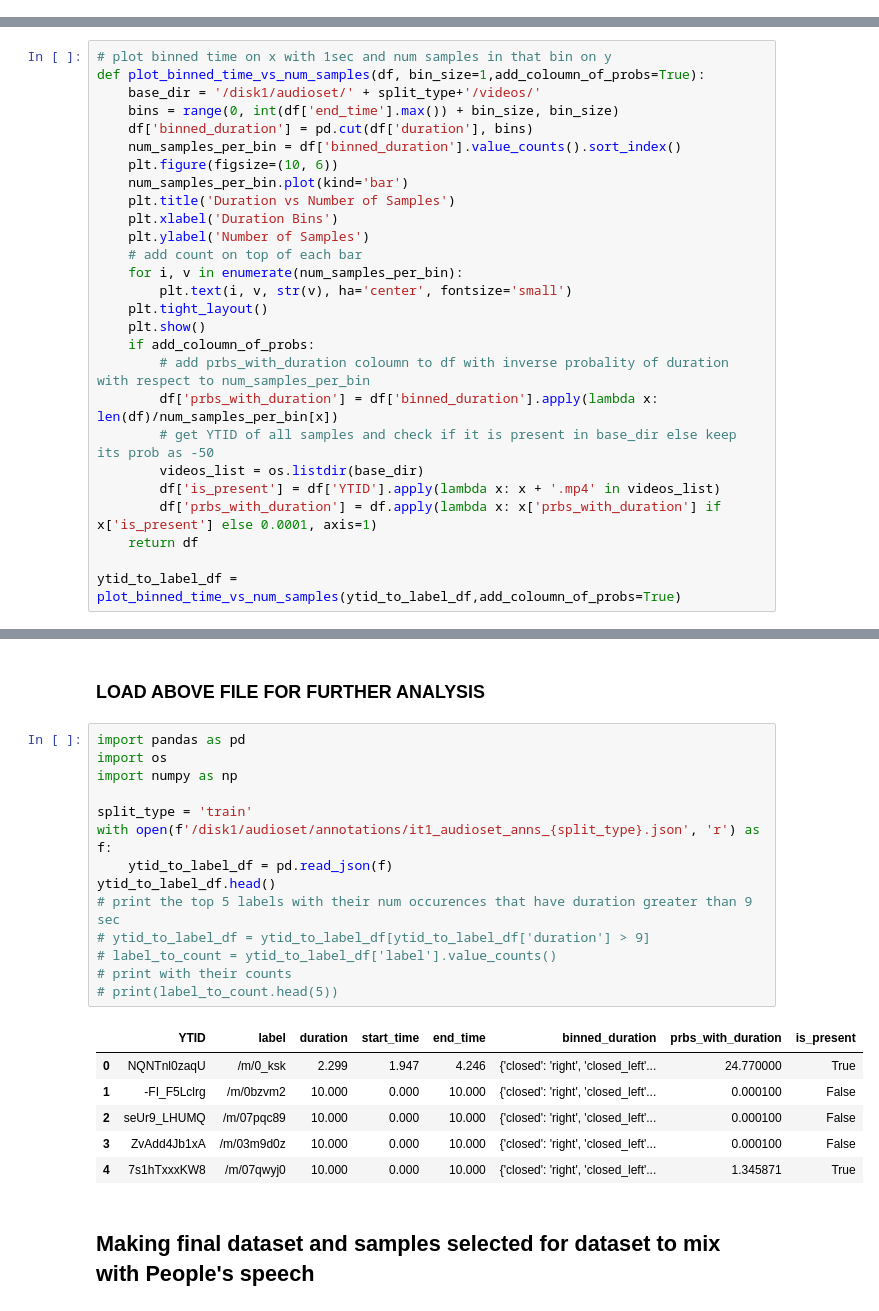
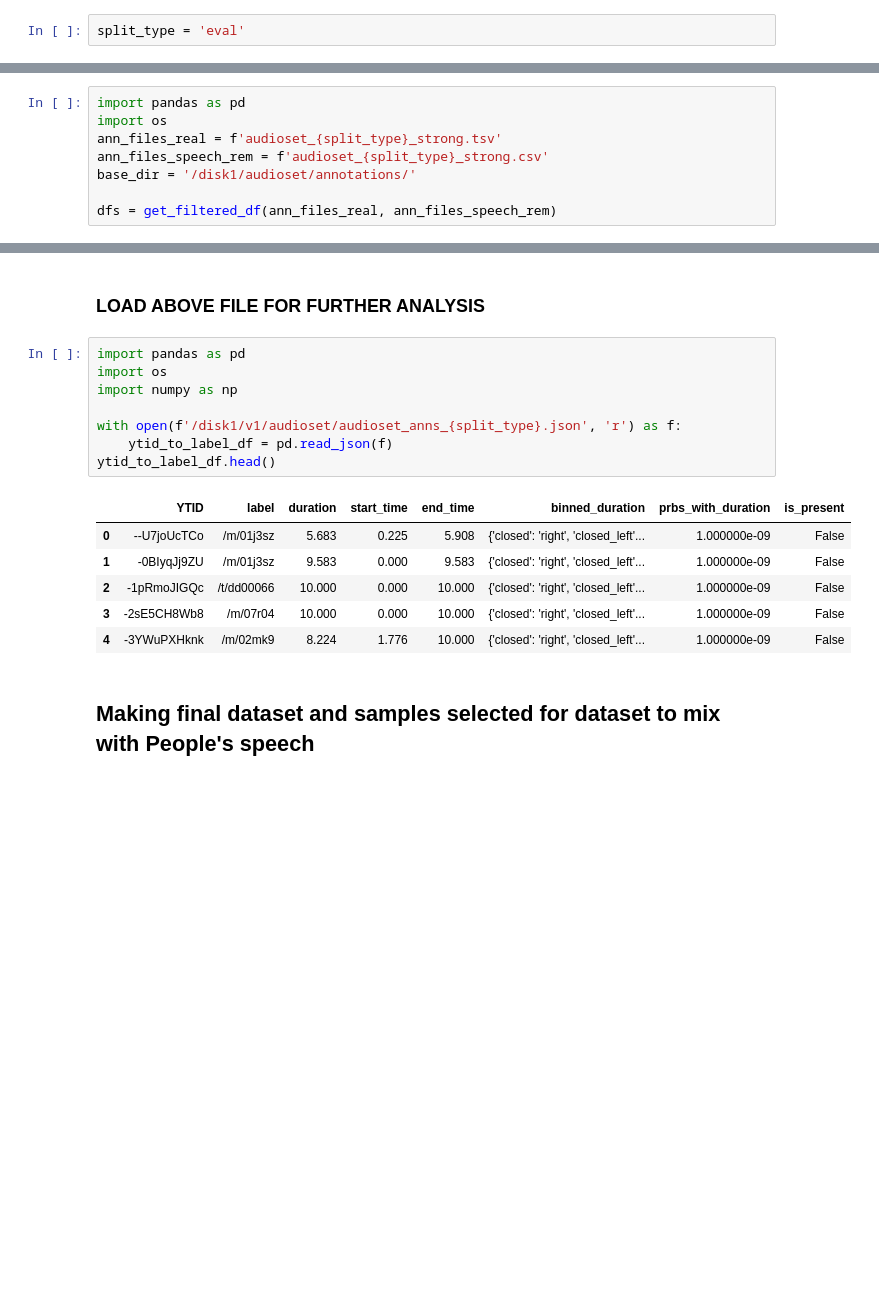
Before and after one commit to WhissleAI/visual_speech_recognition, a Jupyter notebook: analysis_audioset.ipynb, the cells around one changed output, grey strips where cells are left out. Drawn from its saved outputs; the diff is of its cells as text; blank space fills up the shorter version.

```diff
--- a/analysis_audioset.ipynb
+++ b/analysis_audioset.ipynb
@@ -7,3 +127,5 @@ import json
+# %%
+split_type = 'eval'
 # %% [markdown]
 ## Code to Filter out non speech video segement from the actual audioset strong annotations
 # %%
@@ -183,0 +415,8 @@ eval -> 16996
+# %%
+import pandas as pd
+import os
+ann_files_real = f'audioset_{split_type}_strong.tsv'
+ann_files_speech_rem = f'audioset_{split_type}_strong.csv'
+base_dir = '/disk1/audioset/annotations/'
+
+dfs = get_filtered_df(ann_files_real, ann_files_speech_rem)
@@ -440,27 +614,0 @@ ytid_to_label_df.head()
-# %%
-# plot binned time on x with 1sec and num samples in that bin on y
-def plot_binned_time_vs_num_samples(df, bin_size=1,add_coloumn_of_probs=True):
-    base_dir = '/disk1/audioset/' + split_type+'/videos/'
-    bins = range(0, int(df['end_time'].max()) + bin_size, bin_size)
-    df['binned_duration'] = pd.cut(df['duration'], bins)
-    num_samples_per_bin = df['binned_duration'].value_counts().sort_index()
-    plt.figure(figsize=(10, 6))
-    num_samples_per_bin.plot(kind='bar')
-    plt.title('Duration vs Number of Samples')
-    plt.xlabel('Duration Bins')
-    plt.ylabel('Number of Samples')
-    # add count on top of each bar
-    for i, v in enumerate(num_samples_per_bin):
-        plt.text(i, v, str(v), ha='center', fontsize='small')
-    plt.tight_layout()
-    plt.show()
-    if add_coloumn_of_probs:
-        # add prbs_with_duration coloumn to df with inverse probality of duration with respect to num_samples_per_bin
-        df['prbs_with_duration'] = df['binned_duration'].apply(lambda x: len(df)/num_samples_per_bin[x])
-        # get YTID of all samples and check if it is present in base_dir else keep its prob as -50
-        videos_list = os.listdir(base_dir)
-        df['is_present'] = df['YTID'].apply(lambda x: x + '.mp4' in videos_list)
-        df['prbs_with_duration'] = df.apply(lambda x: x['prbs_with_duration'] if x['is_present'] else 0.0001, axis=1)
-    return df
-
-ytid_to_label_df = plot_binned_time_vs_num_samples(ytid_to_label_df,add_coloumn_of_probs=True)
@@ -517,24 +661,18 @@ ytid_to_label_df.to_json(f'/disk1/audioset/annotations/it1_audioset_anns_{split_
 # %%
 import pandas as pd
 import os
 import numpy as np
 
-split_type = 'train'
-with open(f'/disk1/audioset/annotations/it1_audioset_anns_{split_type}.json', 'r') as f:
+with open(f'/disk1/v1/audioset/audioset_anns_{split_type}.json', 'r') as f:
     ytid_to_label_df = pd.read_json(f)
 ytid_to_label_df.head()
-# print the top 5 labels with their num occurences that have duration greater than 9 sec
-# ytid_to_label_df = ytid_to_label_df[ytid_to_label_df['duration'] > 9]
-# label_to_count = ytid_to_label_df['label'].value_counts()
-# print with their counts
-# print(label_to_count.head(5))
 # %% [output]
 |  | YTID | label | duration | start_time | end_time | binned_duration | prbs_with_duration | is_present |
-| 0 | NQNTnl0zaqU | /m/0_ksk | 2.299 | 1.947 | 4.246 | {'closed': 'right', 'closed_left'... | 24.770000 | True |
-| 1 | -FI_F5Lclrg | /m/0bzvm2 | 10.000 | 0.000 | 10.000 | {'closed': 'right', 'closed_left'... | 0.000100 | False |
-| 2 | seUr9_LHUMQ | /m/07pqc89 | 10.000 | 0.000 | 10.000 | {'closed': 'right', 'closed_left'... | 0.000100 | False |
-| 3 | ZvAdd4Jb1xA | /m/03m9d0z | 10.000 | 0.000 | 10.000 | {'closed': 'right', 'closed_left'... | 0.000100 | False |
-| 4 | 7s1hTxxxKW8 | /m/07qwyj0 | 10.000 | 0.000 | 10.000 | {'closed': 'right', 'closed_left'... | 1.345871 | True |
+| 0 | --U7joUcTCo | /m/01j3sz | 5.683 | 0.225 | 5.908 | {'closed': 'right', 'closed_left'... | 1.000000e-09 | False |
+| 1 | -0BIyqJj9ZU | /m/01j3sz | 9.583 | 0.000 | 9.583 | {'closed': 'right', 'closed_left'... | 1.000000e-09 | False |
+| 2 | -1pRmoJIGQc | /t/dd00066 | 10.000 | 0.000 | 10.000 | {'closed': 'right', 'closed_left'... | 1.000000e-09 | False |
+| 3 | -2sE5CH8Wb8 | /m/07r04 | 10.000 | 0.000 | 10.000 | {'closed': 'right', 'closed_left'... | 1.000000e-09 | False |
+| 4 | -3YWuPXHknk | /m/02mk9 | 8.224 | 1.776 | 10.000 | {'closed': 'right', 'closed_left'... | 1.000000e-09 | False |
 # %% [markdown]
 ## Making final dataset and samples selected for dataset to mix with People's speech
 # %% [markdown]
```
Also changed, not shown: parts of 40 cells of this notebook, 3 other files.
